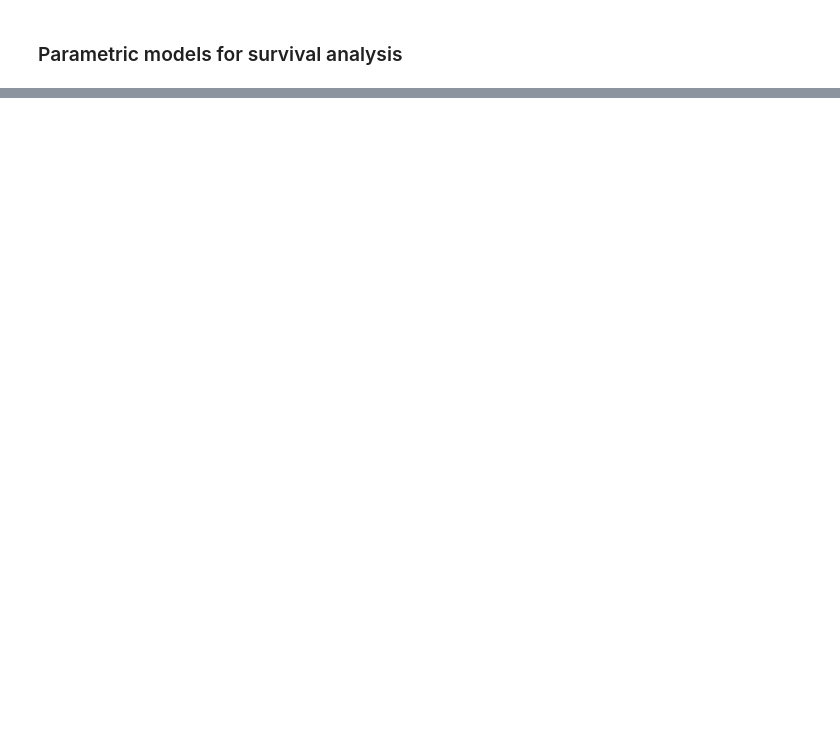
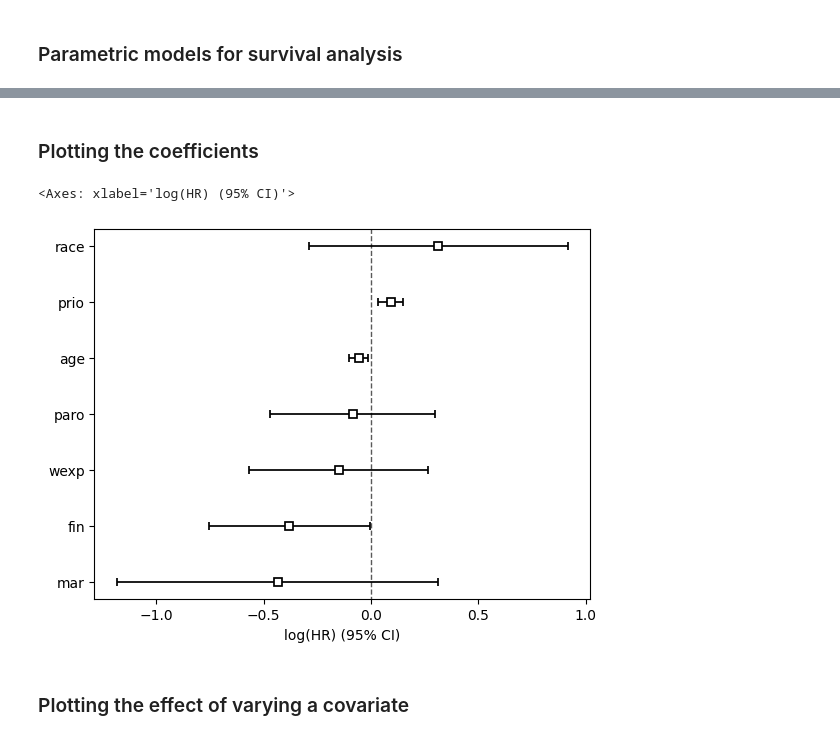
Before and after one commit to davidzhao1015/survival-analysis-case-example, a Jupyter notebook: survival-analysis-reproduce.ipynb, the cells around one changed output, grey strips where cells are left out. Cells and saved outputs as stored; diff of their text form; code cells hidden in the pictures; blank space fills up the shorter version.

```diff
--- a/survival-analysis-reproduce.ipynb
+++ b/survival-analysis-reproduce.ipynb
@@ -223,0 +361,2 @@ spf.plot_cumulative_hazard(ax=axes[2][1])
+# %%
+rossi = load_rossi()
@@ -223,0 +397,5 @@ spf.plot_cumulative_hazard(ax=axes[2][1])
+# %%
+# Using Cox Proportional Hazards model
+cph = CoxPHFitter()
+cph.fit(rossi, duration_col='week', event_col='arrest')
+# cph.fit(rossi, duration_col='week', event_col='arrest', formula='fin + wexp + age * prio')
@@ -223,0 +504,9 @@ spf.plot_cumulative_hazard(ax=axes[2][1])
+# %% [markdown]
+### Plotting the coefficients
+# %%
+cph.plot()
+# %% [output]
+<Axes: xlabel='log(HR) (95% CI)'>
+[figure, added]
+# %% [markdown]
+### Plotting the effect of varying a covariate
```
Also changed, not shown: parts of 32 cells of this notebook.
